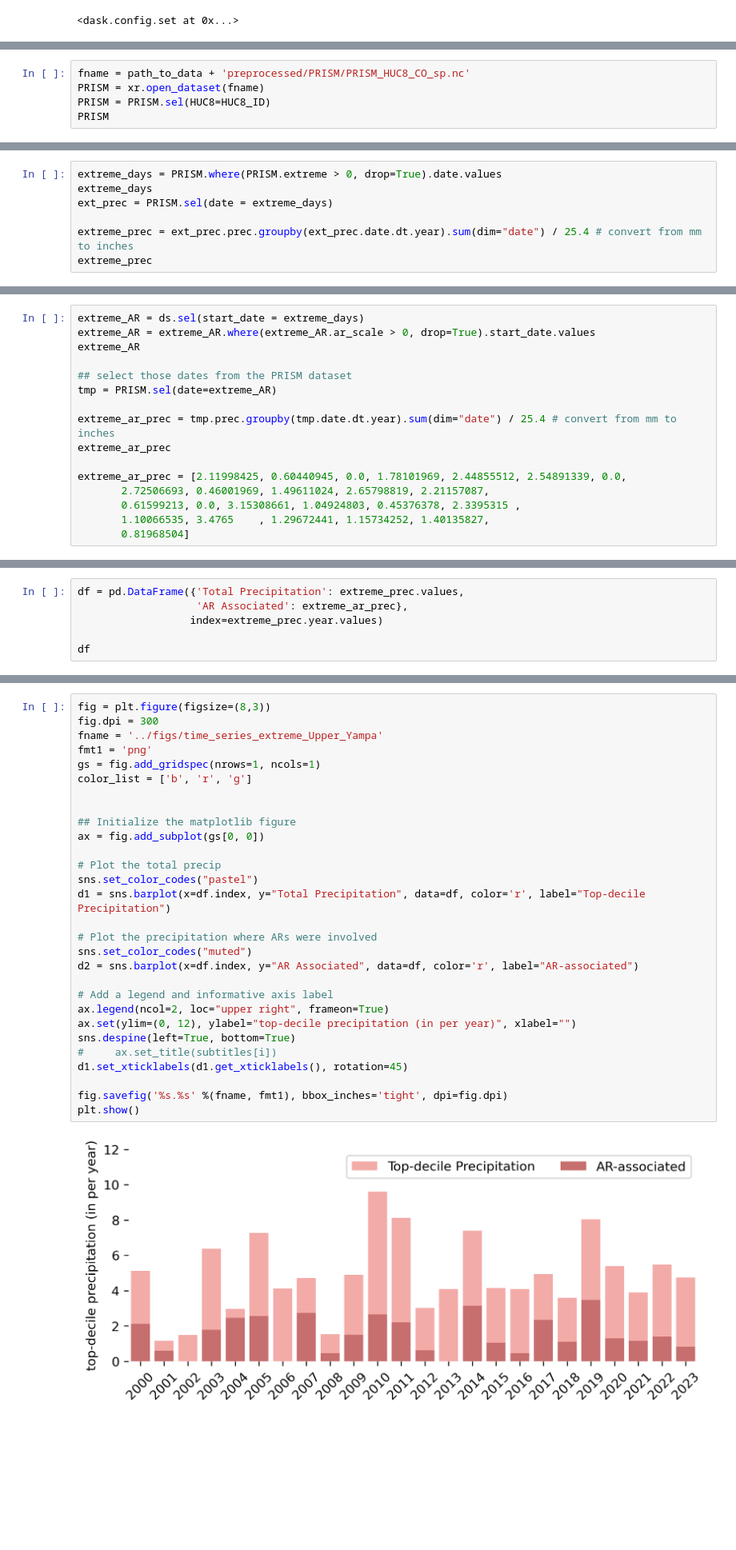
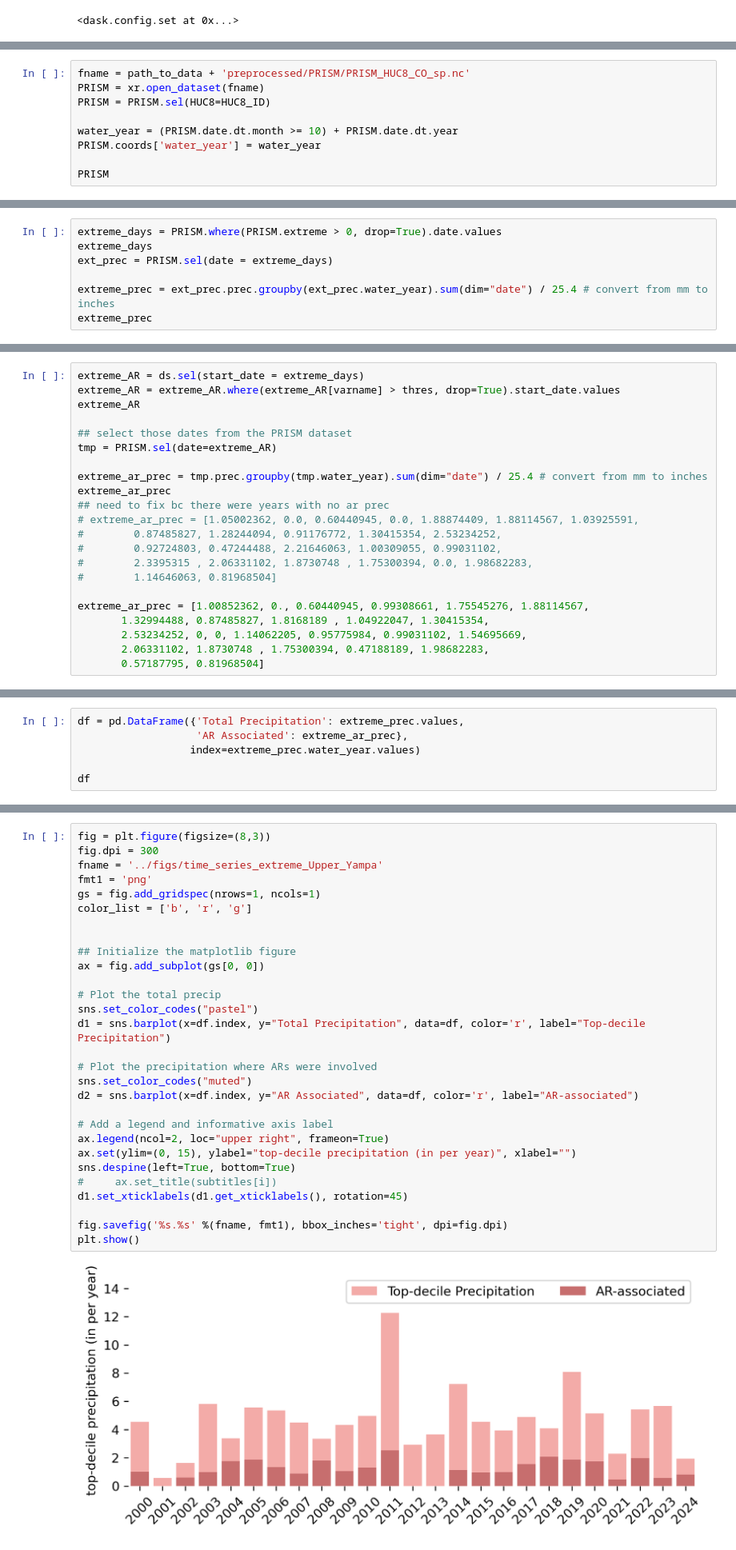
Before and after one commit to CW3E/CO_top-decile_precip_ARs_code, a Jupyter notebook: analysis/precip_time_series_contribution.ipynb, the cells around one changed output, grey strips where cells are left out. Shown at 80% size. Saved outputs shown, nothing was run; the diff lists cells and outputs as text; blank space fills up the shorter version.

```diff
--- a/analysis/precip_time_series_contribution.ipynb
+++ b/analysis/precip_time_series_contribution.ipynb
@@ -73,6 +73,10 @@ Data variables: (12/18)
 fname = path_to_data + 'preprocessed/PRISM/PRISM_HUC8_CO_sp.nc'
 PRISM = xr.open_dataset(fname)
 PRISM = PRISM.sel(HUC8=HUC8_ID)
+
+water_year = (PRISM.date.dt.month >= 10) + PRISM.date.dt.year
+PRISM.coords['water_year'] = water_year
+
 PRISM
 # %% [output]
 <xarray.Dataset>
@@ -192,6 +209,6 @@ extreme_days = PRISM.where(PRISM.extreme > 0, drop=True).date.values
 extreme_days
 ext_prec = PRISM.sel(date = extreme_days)
 
-extreme_prec = ext_prec.prec.groupby(ext_prec.date.dt.year).sum(dim="date") / 25.4 # convert from mm to inches
+extreme_prec = ext_prec.prec.groupby(ext_prec.water_year).sum(dim="date") / 25.4 # convert from mm to inches
 extreme_prec
 # %% [output]
@@ -207,19 +224,25 @@ Coordinates:
 # %%
 extreme_AR = ds.sel(start_date = extreme_days)
-extreme_AR = extreme_AR.where(extreme_AR.ar_scale > 0, drop=True).start_date.values
+extreme_AR = extreme_AR.where(extreme_AR[varname] > thres, drop=True).start_date.values
 extreme_AR
 
 ## select those dates from the PRISM dataset
 tmp = PRISM.sel(date=extreme_AR)
 
-extreme_ar_prec = tmp.prec.groupby(tmp.date.dt.year).sum(dim="date") / 25.4 # convert from mm to inches
+extreme_ar_prec = tmp.prec.groupby(tmp.water_year).sum(dim="date") / 25.4 # convert from mm to inches
 extreme_ar_prec
+## need to fix bc there were years with no ar prec
+# extreme_ar_prec = [1.05002362, 0.0, 0.60440945, 0.0, 1.88874409, 1.88114567, 1.03925591,
+#        0.87485827, 1.28244094, 0.91176772, 1.30415354, 2.53234252,
+#        0.92724803, 0.47244488, 2.21646063, 1.00309055, 0.99031102,
+#        2.3395315 , 2.06331102, 1.8730748 , 1.75300394, 0.0, 1.98682283,
+#        1.14646063, 0.81968504]
 
-extreme_ar_prec = [2.11998425, 0.60440945, 0.0, 1.78101969, 2.44855512, 2.54891339, 0.0,
-       2.72506693, 0.46001969, 1.49611024, 2.65798819, 2.21157087,
-       0.61599213, 0.0, 3.15308661, 1.04924803, 0.45376378, 2.3395315 ,
-       1.10066535, 3.4765    , 1.29672441, 1.15734252, 1.40135827,
-       0.81968504]
+extreme_ar_prec = [1.00852362, 0., 0.60440945, 0.99308661, 1.75545276, 1.88114567,
+       1.32994488, 0.87485827, 1.8168189 , 1.04922047, 1.30415354,
+       2.53234252, 0, 0, 1.14062205, 0.95775984, 0.99031102, 1.54695669,
+       2.06331102, 1.8730748 , 1.75300394, 0.47188189, 1.98682283,
+       0.57187795, 0.81968504]
 # %%
 (extreme_ar_prec / extreme_prec)*100
 # %% [output]
@@ -235,7 +258,7 @@ Coordinates:
 # %%
 df = pd.DataFrame({'Total Precipitation': extreme_prec.values,
                    'AR Associated': extreme_ar_prec},
-                  index=extreme_prec.year.values)
+                  index=extreme_prec.water_year.values)
 
 df
 # %% [output]
@@ -259,32 +282,32 @@ df
 # %%
 fig = plt.figure(figsize=(8,3))
 fig.dpi = 300
 fname = '../figs/time_series_extreme_Upper_Yampa'
 fmt1 = 'png'
 gs = fig.add_gridspec(nrows=1, ncols=1)
 color_list = ['b', 'r', 'g']
 
 
 ## Initialize the matplotlib figure
 ax = fig.add_subplot(gs[0, 0])
 
 # Plot the total precip
 sns.set_color_codes("pastel")
 d1 = sns.barplot(x=df.index, y="Total Precipitation", data=df, color='r', label="Top-decile Precipitation")
 
 # Plot the precipitation where ARs were involved
 sns.set_color_codes("muted")
 d2 = sns.barplot(x=df.index, y="AR Associated", data=df, color='r', label="AR-associated")
 
 # Add a legend and informative axis label
 ax.legend(ncol=2, loc="upper right", frameon=True)
-ax.set(ylim=(0, 12), ylabel="top-decile precipitation (in per year)", xlabel="")
+ax.set(ylim=(0, 15), ylabel="top-decile precipitation (in per year)", xlabel="")
 sns.despine(left=True, bottom=True)
 #     ax.set_title(subtitles[i])
 d1.set_xticklabels(d1.get_xticklabels(), rotation=45)
 
 fig.savefig('%s.%s' %(fname, fmt1), bbox_inches='tight', dpi=fig.dpi)
 plt.show()
 # %% [output]
-[figure, old version]
+[figure, new version]
 # %%
```
Also changed, not shown: parts of 14 cells of this notebook, 4 other files.
